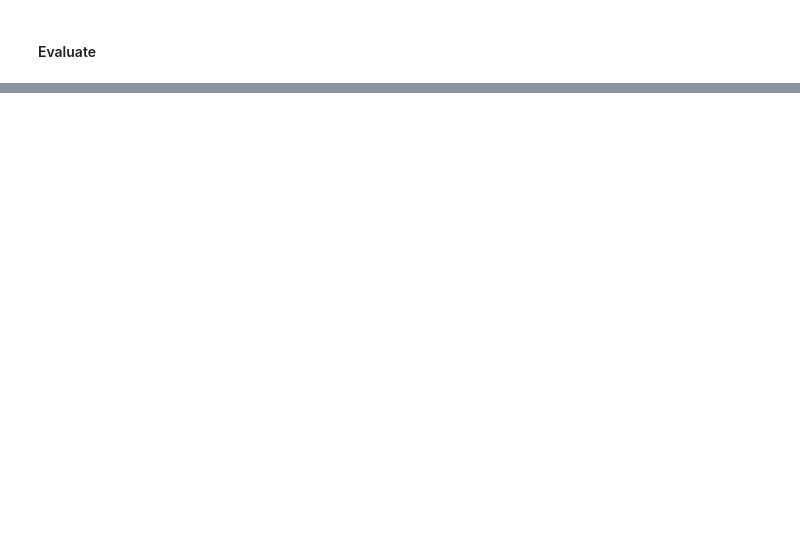
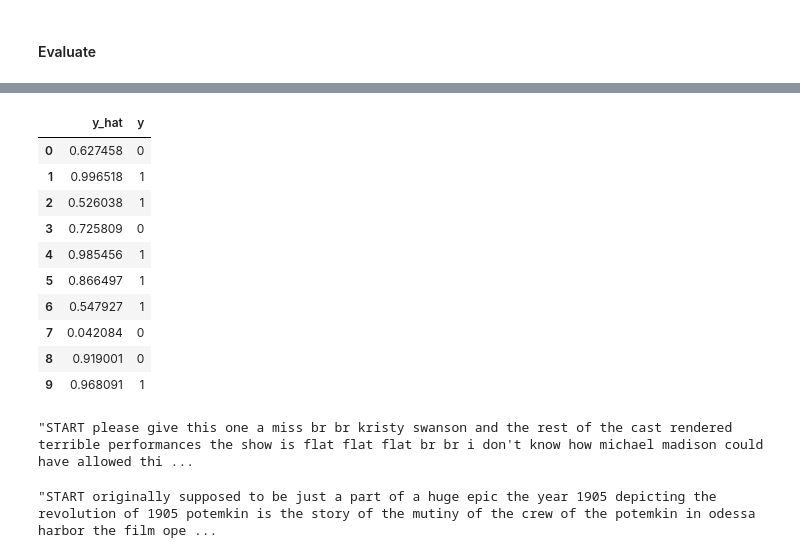
Before and after one commit to artificially-ai/workshop, a Jupyter notebook: notebooks/nlp/deep_net_sentiment_classifier_for_imdb.ipynb, the cells around one changed output, grey strips where cells are left out. Saved outputs shown, nothing was run; the diff lists cells and outputs as text; code cells hidden in the pictures; blank space fills up the shorter version.

```diff
--- a/notebooks/nlp/deep_net_sentiment_classifier_for_imdb.ipynb
+++ b/notebooks/nlp/deep_net_sentiment_classifier_for_imdb.ipynb
@@ -27,13 +29,13 @@ import matplotlib.pyplot as plt
 # %%
 output_dir = 'model_output/dense'
 
-epochs = 5
+epochs = 3
 batch_size = 64
 patience = 10
 val_split = .3
 
 n_dim = 128
-n_unique_words = 20000
+n_unique_words = 10000
 max_review_length = 200
 pad_type = trunc_type = 'pre'
 
@@ -200,8 +312,24 @@ plt.show()
 # %%
-# ydf = pd.DataFrame(list(zip(y_hat[:,0], y_valid)), columns=['y_hat', 'y'])
-# ydf.head(10)
+ydf = pd.DataFrame(list(zip(y_hat[:,0], y_valid)), columns=['y_hat', 'y'])
+ydf.head(10)
+# %% [output]
+|  | y_hat | y |
+| 0 | 0.627458 | 0 |
+| 1 | 0.996518 | 1 |
+| 2 | 0.526038 | 1 |
+| 3 | 0.725809 | 0 |
+| 4 | 0.985456 | 1 |
+| 5 | 0.866497 | 1 |
+| 6 | 0.547927 | 1 |
+| 7 | 0.042084 | 0 |
+| 8 | 0.919001 | 0 |
+| 9 | 0.968091 | 1 |
 # %%
-# ' '.join(index_word[id] for id in all_X_valid[0])
+' '.join(index_word[id] for id in all_X_valid[0])
+# %% [output]
+"START please give this one a miss br br kristy swanson and the rest of the cast rendered terrible performances the show is flat flat flat br br i don't know how michael madison could have allowed thi ...
 # %%
-# ' '.join(index_word[id] for id in all_X_valid[6])
+' '.join(index_word[id] for id in all_X_valid[6])
+# %% [output]
+"START originally supposed to be just a part of a huge epic the year 1905 depicting the revolution of 1905 potemkin is the story of the mutiny of the crew of the potemkin in odessa harbor the film ope ...
 # %%
```
Also changed, not shown: parts of 38 cells of this notebook, 6 other files.
